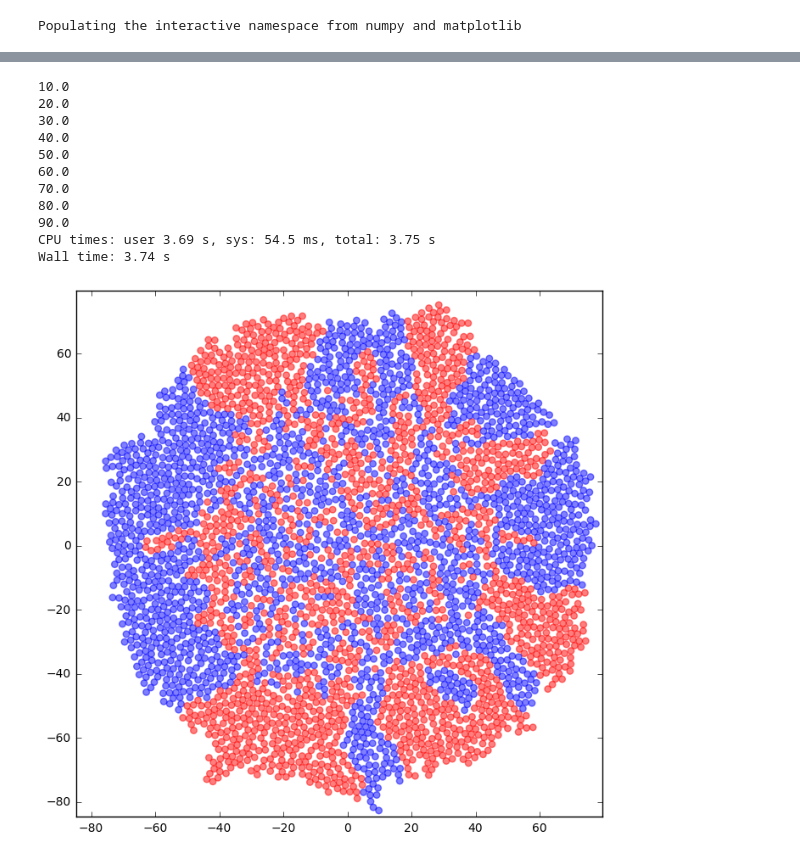
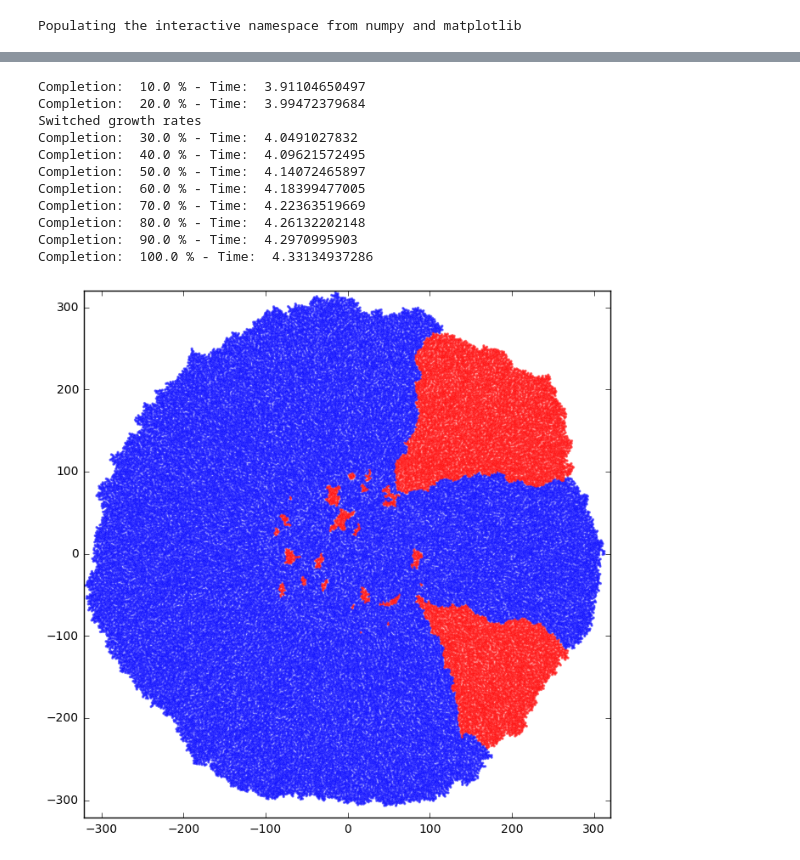
Before and after one commit to Range-Expansions/expansion_hard_disks, a Jupyter notebook: doc/testcode.ipynb, the cells around one changed output, grey strips where cells are left out. Drawn from its saved outputs; the diff is of its cells as text; code cells hidden in the pictures.

```diff
--- a/doc/testcode.ipynb
+++ b/doc/testcode.ipynb
@@ -10,18 +38,17 @@ import expansion_hard_disks.simulation as ehs
 # %%
-%%time
-ehs.initialize()
-ehs.prolonged_growth(3000) # displays the percentage of completion
-ehs.display_colony()
+# Growth rates are switched at time t=4
+ehs.prolonged_growth(30000) # displays the percentage of completion
+ehs.display_colony_circles()
 # %% [output]
-10.0
-20.0
-30.0
-40.0
-50.0
-60.0
-70.0
-80.0
-90.0
-CPU times: user 3.69 s, sys: 54.5 ms, total: 3.75 s
-Wall time: 3.74 s
+Completion:  10.0 % - Time:  3.91104650497
+Completion:  20.0 % - Time:  3.99472379684
+Switched growth rates
+Completion:  30.0 % - Time:  4.0491027832
+Completion:  40.0 % - Time:  4.09621572495
+Completion:  50.0 % - Time:  4.14072465897
+Completion:  60.0 % - Time:  4.18399477005
+Completion:  70.0 % - Time:  4.22363519669
+Completion:  80.0 % - Time:  4.26132202148
+Completion:  90.0 % - Time:  4.2970995903
+Completion:  100.0 % - Time:  4.33134937286
-[figure, old version]
+[figure, new version]
```
Also changed, not shown: parts of 6 cells of this notebook.
